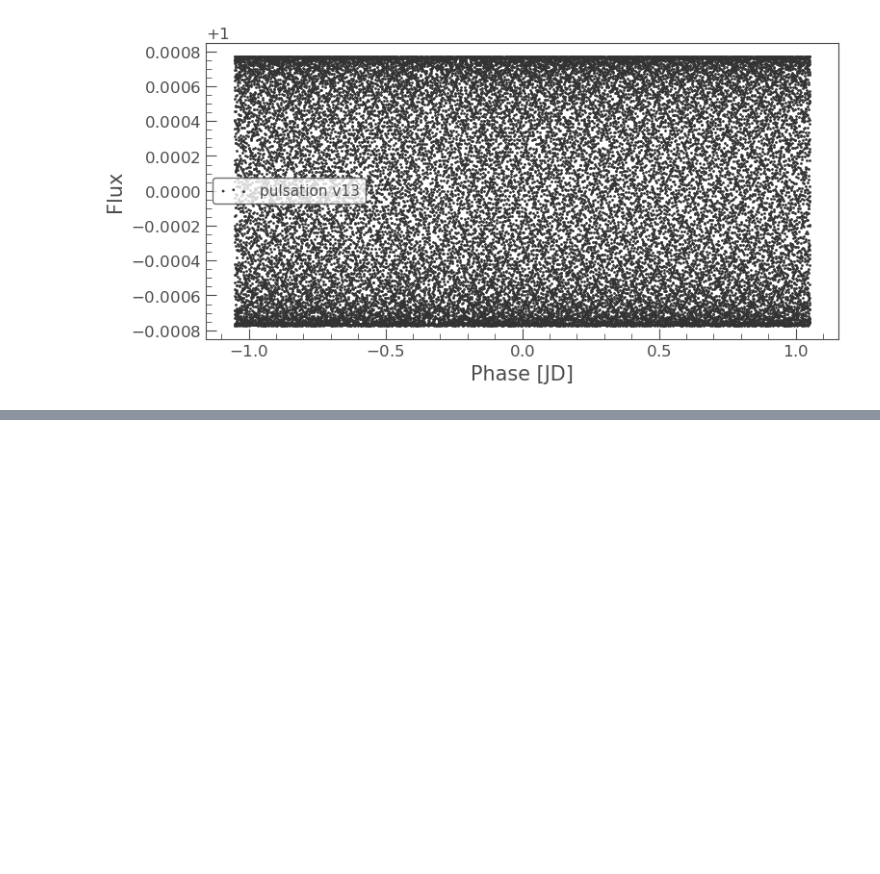
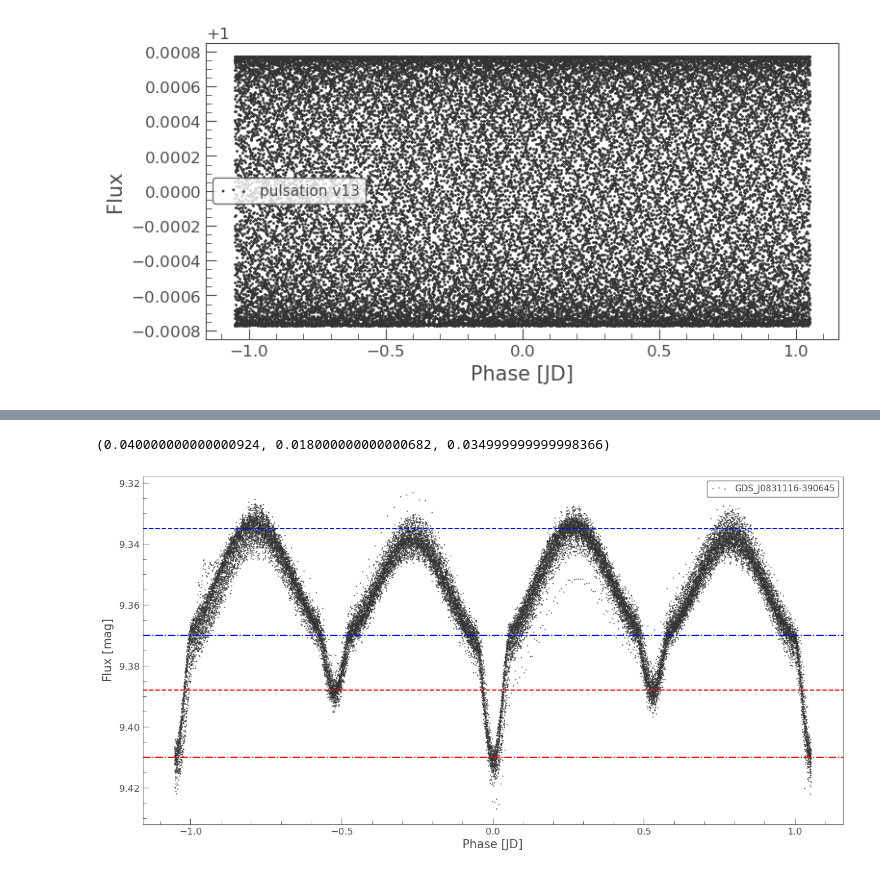
Before and after one commit to orionlee/PH_TESS_I_LightCurveViewer, a Jupyter notebook: targets/TIC_184743498_EB_Triaxial_Pulsators_2024MNRA.ipynb, the cells around one changed output, grey strips where cells are left out. Saved outputs shown, nothing was run; the diff lists cells and outputs as text; code cells hidden in the pictures; blank space fills up the shorter version.

```diff
--- a/targets/TIC_184743498_EB_Triaxial_Pulsators_2024MNRA.ipynb
+++ b/targets/TIC_184743498_EB_Triaxial_Pulsators_2024MNRA.ipynb
@@ -552,0 +663,34 @@ Table length=1
+# %%
+lc_tess = lcf_coll.stitch();
+lc_tess = lke.to_flux_in_mag_by_normalization(lc_tess);
+
+lc_tess = lke.convert_lc_time_to_hjd_utc(lc_tess, target_coord=target_coord, cache_dir=lk_download_dir)
+# %%
+# Determine eclipse / ELL amplitudes
+
+lc = lc_tess.copy()
+lc.label = primary_name
+
+lc_f = lc.fold(period=period * 2, epoch_time=epoch_time_hjd)
+
+ax = tplt.lk_ax(figsize=(16, 8))
+ax = tplt.scatter(lc_f, ax=ax, s=1);
+
+tess_max = 9.335
+tess_ell_min = 9.37
+tess_min_i = 9.41
+tess_min_ii = 9.388
+
+ax.axhline(tess_max, color="blue", linestyle="--");
+ax.axhline(tess_ell_min, color="blue", linestyle="-.");
+ax.axhline(tess_min_ii, color="red", linestyle="--");
+ax.axhline(tess_min_i, color="red", linestyle="-.");
+
+min_i_amplitude = tess_min_i - tess_ell_min
+min_ii_amplitude = tess_min_ii - tess_ell_min
+ell_amplitude = tess_ell_min - tess_max
+
+min_i_amplitude, min_ii_amplitude, ell_amplitude
+# %% [output]
+(0.040000000000000924, 0.018000000000000682, 0.034999999999998366)
+[figure, added]
```
Also changed, not shown: parts of 20 cells of this notebook.
